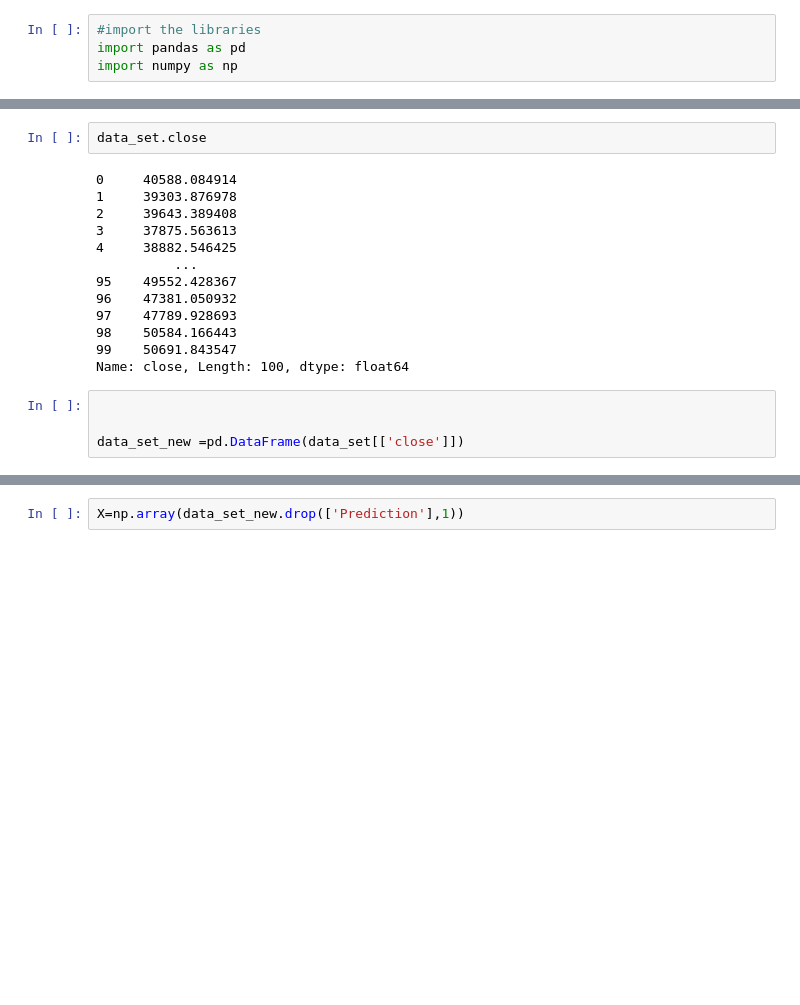
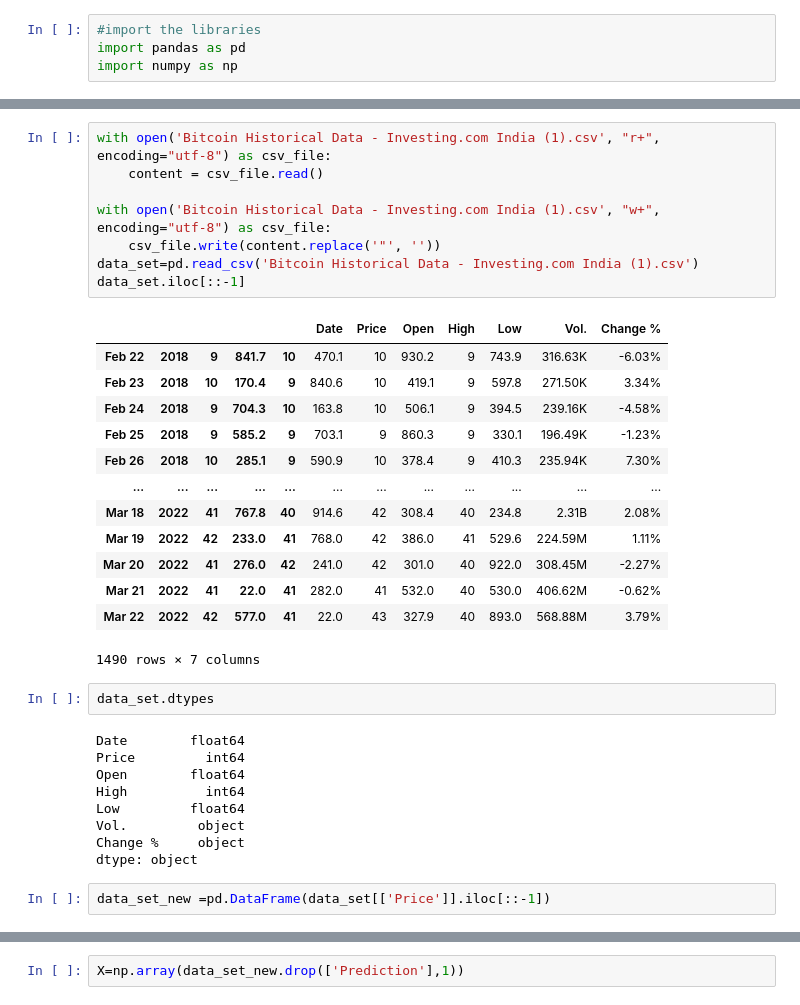
Before and after one commit to him-prad/Bitcoin_price_prediction_ml, a Jupyter notebook: source code.ipynb, the cells around one changed output, grey strips where cells are left out. Drawn from its saved outputs; the diff is of its cells as text; blank space fills up the shorter version.

```diff
--- a/source code.ipynb
+++ b/source code.ipynb
@@ -22,19 +5,35 @@ data_set
+# %%
+with open('Bitcoin Historical Data - Investing.com India (1).csv', "r+", encoding="utf-8") as csv_file:
+    content = csv_file.read()
+
+with open('Bitcoin Historical Data - Investing.com India (1).csv', "w+", encoding="utf-8") as csv_file:
+    csv_file.write(content.replace('"', ''))
+data_set=pd.read_csv('Bitcoin Historical Data - Investing.com India (1).csv')
+data_set.iloc[::-1]
+# %% [output]
+|  |  |  |  |  | Date | Price | Open | High | Low | Vol. | Change % |
+| Feb 22 | 2018 | 9 | 841.7 | 10 | 470.1 | 10 | 930.2 | 9 | 743.9 | 316.63K | -6.03% |
+| Feb 23 | 2018 | 10 | 170.4 | 9 | 840.6 | 10 | 419.1 | 9 | 597.8 | 271.50K | 3.34% |
+| Feb 24 | 2018 | 9 | 704.3 | 10 | 163.8 | 10 | 506.1 | 9 | 394.5 | 239.16K | -4.58% |
+| Feb 25 | 2018 | 9 | 585.2 | 9 | 703.1 | 9 | 860.3 | 9 | 330.1 | 196.49K | -1.23% |
+| Feb 26 | 2018 | 10 | 285.1 | 9 | 590.9 | 10 | 378.4 | 9 | 410.3 | 235.94K | 7.30% |
+| ... | ... | ... | ... | ... | ... | ... | ... | ... | ... | ... | ... |
+| Mar 18 | 2022 | 41 | 767.8 | 40 | 914.6 | 42 | 308.4 | 40 | 234.8 | 2.31B | 2.08% |
+| Mar 19 | 2022 | 42 | 233.0 | 41 | 768.0 | 42 | 386.0 | 41 | 529.6 | 224.59M | 1.11% |
+| Mar 20 | 2022 | 41 | 276.0 | 42 | 241.0 | 42 | 301.0 | 40 | 922.0 | 308.45M | -2.27% |
+| Mar 21 | 2022 | 41 | 22.0 | 41 | 282.0 | 41 | 532.0 | 40 | 530.0 | 406.62M | -0.62% |
+| Mar 22 | 2022 | 42 | 577.0 | 41 | 22.0 | 43 | 327.9 | 40 | 893.0 | 568.88M | 3.79% |
+1490 rows × 7 columns
 # %%
-data_set.close
+data_set.dtypes
 # %% [output]
-0     40588.084914
-1     39303.876978
-2     39643.389408
-3     37875.563613
-4     38882.546425
-          ...
-95    49552.428367
-96    47381.050932
-97    47789.928693
-98    50584.166443
-99    50691.843547
-Name: close, Length: 100, dtype: float64
+Date        float64
+Price         int64
+Open        float64
+High          int64
+Low         float64
+Vol.         object
+Change %     object
+dtype: object
 # %%
-
-
-data_set_new =pd.DataFrame(data_set[['close']])
+data_set_new =pd.DataFrame(data_set[['Price']].iloc[::-1])
```
Also changed, not shown: parts of 20 cells of this notebook.
